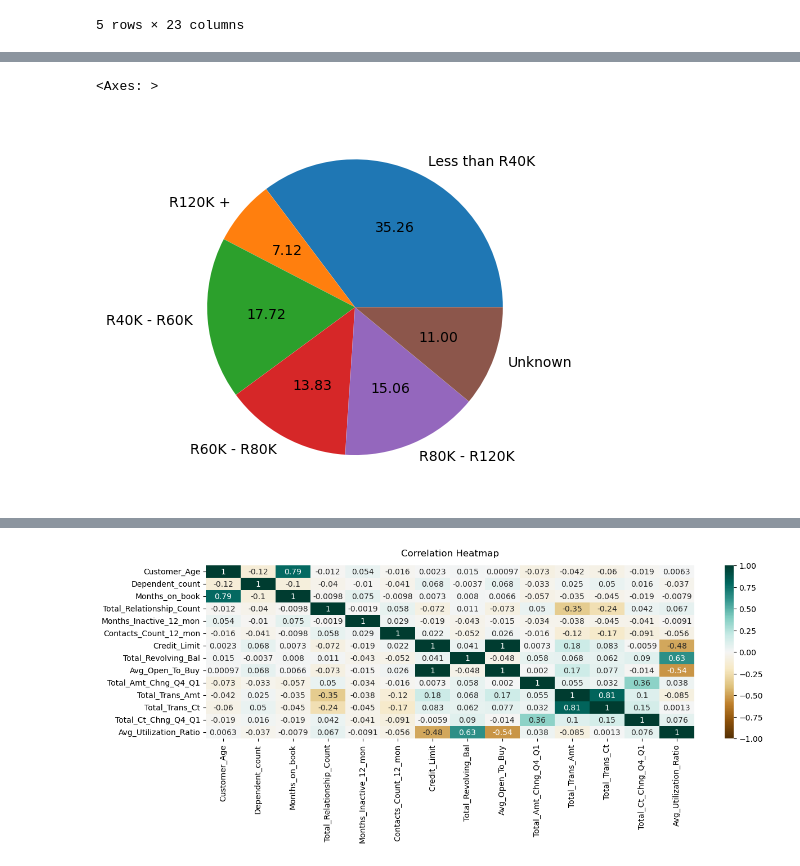
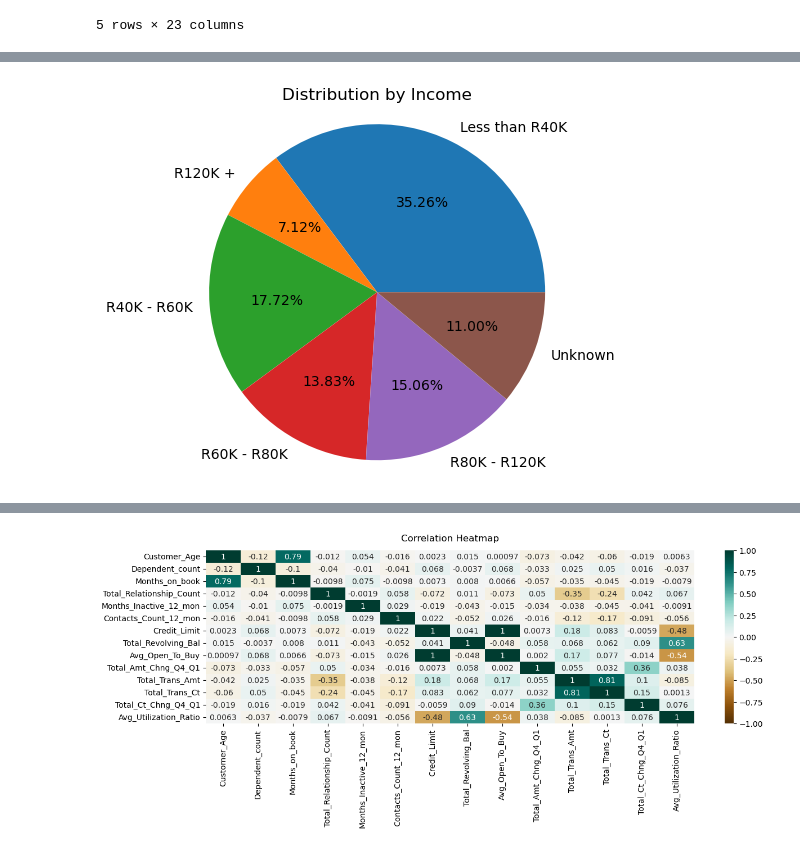
Before and after one commit to MAMokoena/churn, a Jupyter notebook: letlotlo.ipynb, the cells around one changed output, grey strips where cells are left out. Saved outputs shown, nothing was run; the diff lists cells and outputs as text; code cells hidden in the pictures.

```diff
--- a/letlotlo.ipynb
+++ b/letlotlo.ipynb
@@ -6,5 +15,7 @@ import seaborn as sns
 # %%
-mpshe = pd.read_excel('C:/Kopano.xlsx')
+# Load data set
+
+mpshe = pd.read_excel('C:/Users/hocha/Documents/Portfolio Models/Churn_2/Kopano.xlsx')
 mpshe.head()
 # %% [output]
 |  | CustomerCode | Transaction_ID | Interactions_ID | Attrition_Flag | Customer_Age | Gender | Dependent_count | ... |
@@ -46,6 +252,14 @@ sns.catplot(data=mpshe, x='Dependent_count', kind='count')
 # %%
-from matplotlib.pyplot import pie, axis, show
-mpshe.groupby('Income_Category').size().plot(kind='pie', autopct='%.2f',textprops={'fontsize': 10})
+# Check distribution by Income per Category
+
+mpshe.groupby('Income_Category').size().plot(
+    kind = 'pie',
+    autopct = '%.2f%%',
+    title = 'Distribution by Income',
+    textprops = {'fontsize': 10} )
+
+plt.ylabel('')
+plt.axis('equal')
+plt.show()
 # %% [output]
-<Axes: >
-[figure, old version]
+[figure, new version]
```
Also changed, not shown: parts of 36 cells of this notebook.
